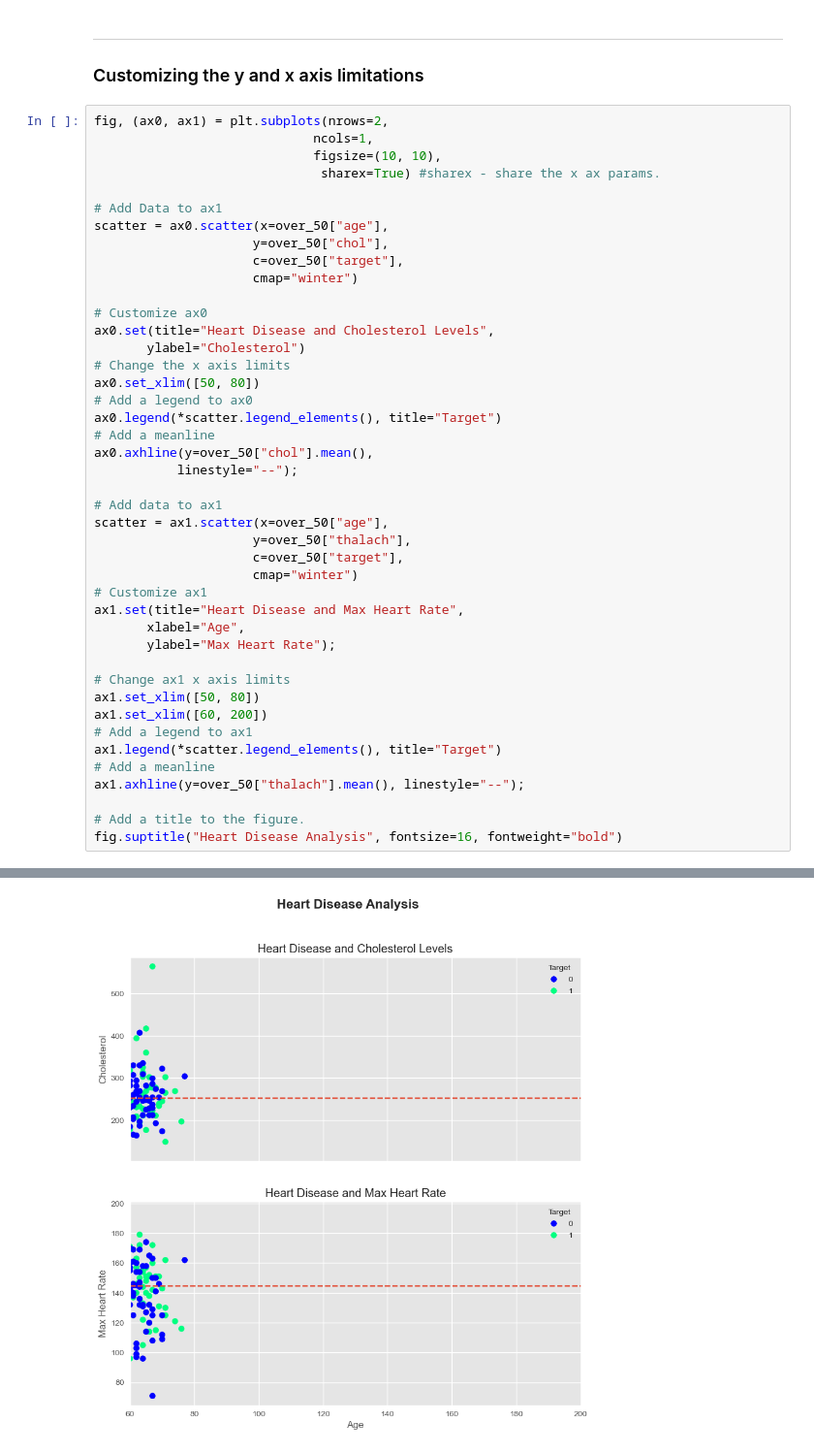
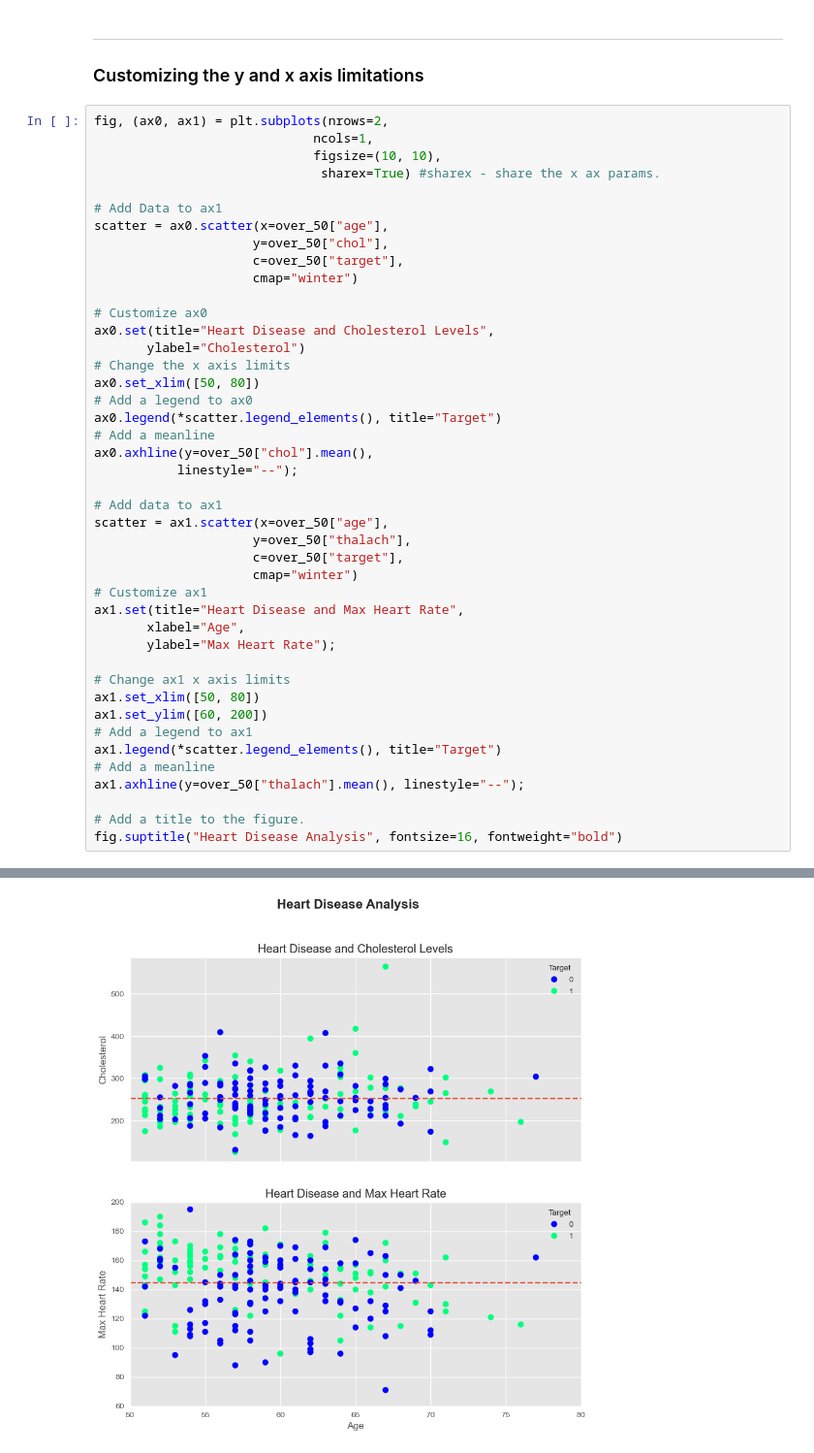
Before and after one commit to DevSen101/ML-Bootcamp, a Jupyter notebook: Matplotlib/Introduction-to-Matplotlib.ipynb, the cells around one changed output, grey strips where cells are left out. Shown at 97% size. Cells and saved outputs as stored; diff of their text form.

```diff
--- a/Matplotlib/Introduction-to-Matplotlib.ipynb
+++ b/Matplotlib/Introduction-to-Matplotlib.ipynb
@@ -696,32 +696,32 @@ ax0.set(title="Heart Disease and Cholesterol Levels",
        ylabel="Cholesterol")
 # Change the x axis limits
 ax0.set_xlim([50, 80])
 # Add a legend to ax0
 ax0.legend(*scatter.legend_elements(), title="Target")
 # Add a meanline
 ax0.axhline(y=over_50["chol"].mean(),
            linestyle="--");
 
 # Add data to ax1
 scatter = ax1.scatter(x=over_50["age"],
                      y=over_50["thalach"],
                      c=over_50["target"],
                      cmap="winter")
 # Customize ax1
 ax1.set(title="Heart Disease and Max Heart Rate",
        xlabel="Age",
        ylabel="Max Heart Rate");
 
 # Change ax1 x axis limits
 ax1.set_xlim([50, 80])
-ax1.set_xlim([60, 200])
+ax1.set_ylim([60, 200])
 # Add a legend to ax1
 ax1.legend(*scatter.legend_elements(), title="Target")
 # Add a meanline
 ax1.axhline(y=over_50["thalach"].mean(), linestyle="--");
 
 # Add a title to the figure.
 fig.suptitle("Heart Disease Analysis", fontsize=16, fontweight="bold")
 # %% [output]
 Text(0.5, 0.98, 'Heart Disease Analysis')
-[figure, old version]
+[figure, new version]
```
Also changed, not shown: parts of 2 cells of this notebook, 1 other file.
